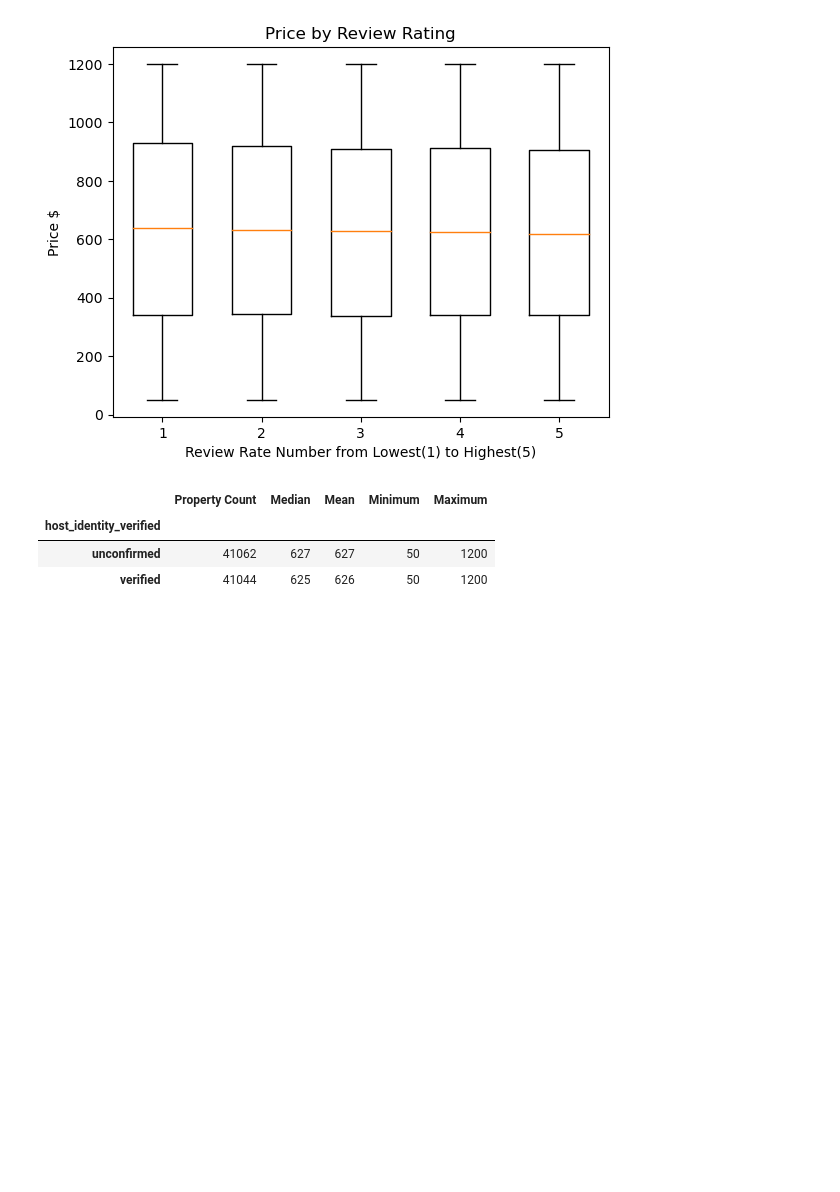
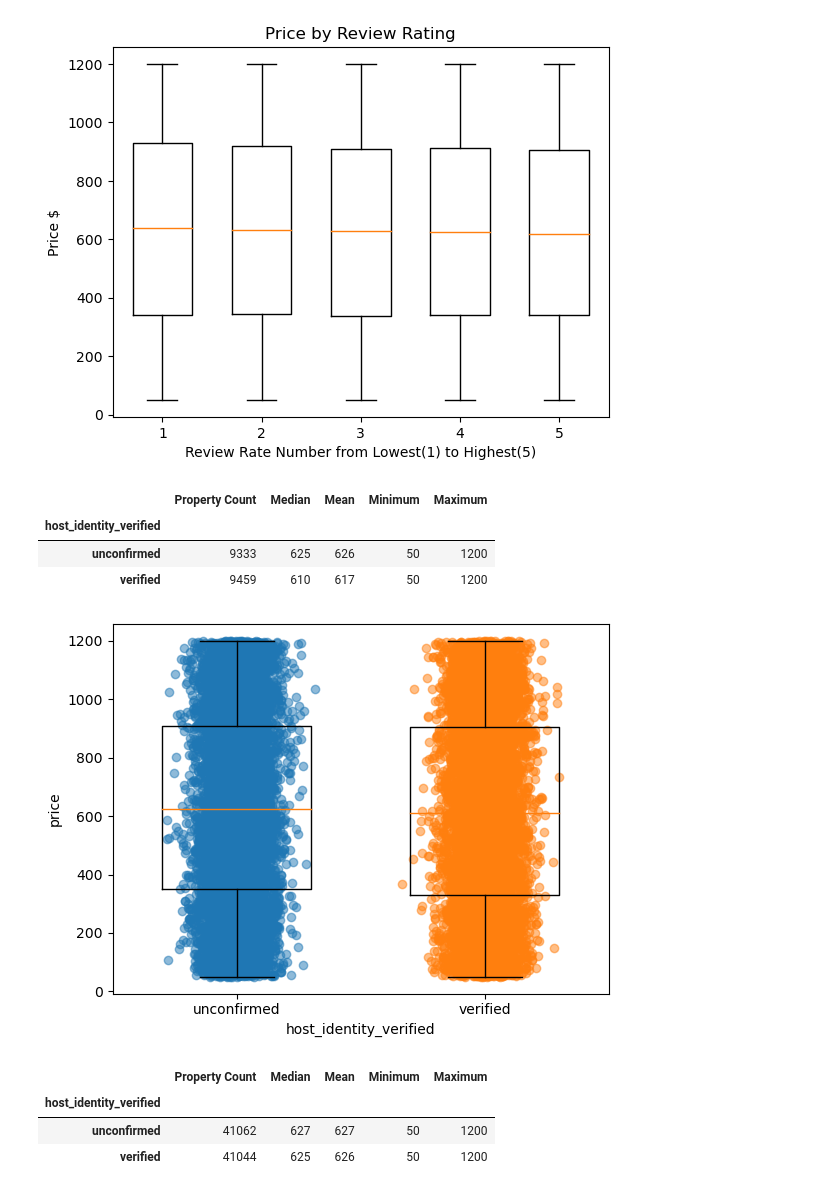
Before and after one commit to stephanielabelle/Project_1_Team6, a Jupyter notebook: steph_price_and_service_fee_plots.ipynb, the cells around one changed output. Drawn from its saved outputs; the diff is of its cells as text; code cells hidden in the pictures; blank space fills up the shorter version.

```diff
--- a/steph_price_and_service_fee_plots.ipynb
+++ b/steph_price_and_service_fee_plots.ipynb
@@ -119,6 +144,18 @@ plt.title("Price by Review Rating")
 | 5 | 18792 | 618 | 622 | 50 | 1200 |
 Text(0.5, 1.0, 'Price by Review Rating')
 [figure]
+# %%
+v = "review rate number"
+w = 5
+x = "host_identity_verified"
+y = "price"
+makebp_4var_sl(v,w,x,y)
+# %% [output]
+|  | Property Count | Median | Mean | Minimum | Maximum |
+| host_identity_verified |  |  |  |  |  |
+| unconfirmed | 9333 | 625 | 626 | 50 | 1200 |
+| verified | 9459 | 610 | 617 | 50 | 1200 |
+[figure, added]
 # %%
 # Price by Host Verification
 
```
Also changed, not shown: parts of 18 cells of this notebook.
